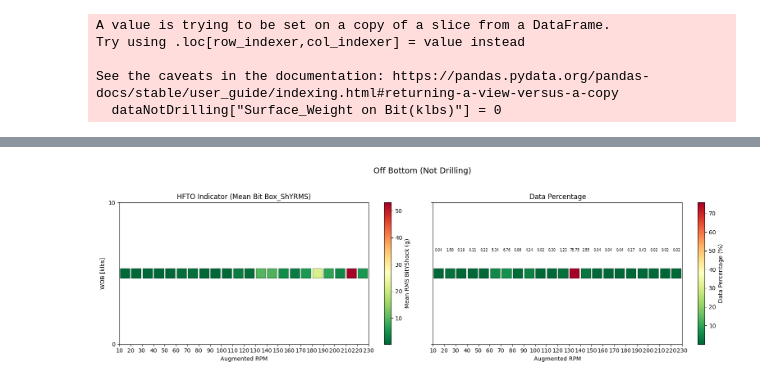
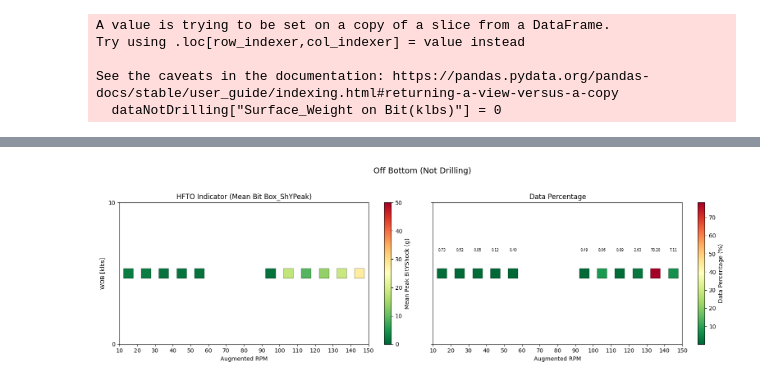
Before and after one commit to Is-Xu1/hfto_graphs, a Jupyter notebook: visualization_script-1.ipynb, the cells around one changed output, grey strips where cells are left out. Saved outputs shown, nothing was run; the diff lists cells and outputs as text; code cells hidden in the pictures.

```diff
--- a/visualization_script-1.ipynb
+++ b/visualization_script-1.ipynb
@@ -4,10 +4,10 @@ import numpy as np
 import seaborn as sns
 import matplotlib.pyplot as plt
 # %%
-data = pd.read_csv('UofU 712-VS08-011_BHA 9_Accel-RPM - output data.csv', skiprows=35)
-torsionalCol = "Lower Mandrel_ShYrms(g)"
-lateralCol = "Lower Mandrel_ShZrms(g)"
-axialCol = "Lower Mandrel_ShXrms(g)"
+data = pd.read_csv('UofU 650-05-376 BHA 18 - output data.csv', skiprows=35)
+torsionalCol = "Bit Box_ShYpeak(g)"
+lateralCol = "Bit Box_ShZpeak(g)"
+axialCol = "Bit Box_ShXpeak(g)"
 # %%
 missing_values = data.isnull().sum()
 print("Missing values per column:\n", missing_values[missing_values > 0])
@@ -285,14 +286,14 @@ def plot_state(df, state_name):
         edgecolor="k", linewidth=0.3
     )
 
-    axes[0].set_title("HFTO Indicator (Mean Bit Box_ShYRMS)")
+    axes[0].set_title("HFTO Indicator (Mean Bit Box_ShYPeak)")
     axes[1].set_title("Data Percentage")
 
     axes[0].set_xlabel("Augmented RPM")
     axes[0].set_ylabel("WOB [klbs]")
     axes[1].set_xlabel("Augmented RPM")
 
-    plt.colorbar(sc1, ax=axes[0], label="Mean RMS BitYShock (g)")
+    plt.colorbar(sc1, ax=axes[0], label="Mean Peak BitYShock (g)")
     plt.colorbar(sc2, ax=axes[1], label="Data Percentage (%)")
 
     # ---- LOCK TICKS TO BIN EDGES ----
@@ -441,14 +442,14 @@ def plot_state(df, state_name):
         edgecolor="k", linewidth=0.3
     )
 
-    axes[0].set_title("HFTO Indicator (Mean Bit Box_ShZRMS)")
+    axes[0].set_title("HFTO Indicator (Mean Bit Box_ShZPeak)")
     axes[1].set_title("Data Percentage")
 
     axes[0].set_xlabel("Augmented RPM")
     axes[0].set_ylabel("WOB [klbs]")
     axes[1].set_xlabel("Augmented RPM")
 
-    plt.colorbar(sc1, ax=axes[0], label="Mean RMS BitZShock (g)")
+    plt.colorbar(sc1, ax=axes[0], label="Mean Peak BitZShock (g)")
     plt.colorbar(sc2, ax=axes[1], label="Data Percentage (%)")
 
     # ---- LOCK TICKS TO BIN EDGES ----
@@ -594,14 +598,14 @@ def plot_state(df, state_name):
         edgecolor="k", linewidth=0.3
     )
 
-    axes[0].set_title("HFTO Indicator (Mean Bit Box_ShXRMS)")
+    axes[0].set_title("HFTO Indicator (Mean Bit Box_ShXPeak)")
     axes[1].set_title("Data Percentage")
 
     axes[0].set_xlabel("Augmented RPM")
     axes[0].set_ylabel("WOB [klbs]")
     axes[1].set_xlabel("Augmented RPM")
 
-    plt.colorbar(sc1, ax=axes[0], label="Mean RMS BitXShock (g)")
+    plt.colorbar(sc1, ax=axes[0], label="Mean Peak BitXShock (g)")
     plt.colorbar(sc2, ax=axes[1], label="Data Percentage (%)")
 
     # ---- LOCK TICKS TO BIN EDGES ----
@@ -694,8 +701,8 @@ for df in states.values():
                 all_hfto_vals.append(vals.mean())
                 all_pct_vals.append((len(vals) / n_total) * 100)
 
-hfto_vmin = np.nanmin(all_hfto_vals) if len(all_hfto_vals) else np.nan
-hfto_vmax = np.nanmax(all_hfto_vals) if len(all_hfto_vals) else np.nan
+hfto_vmin = 0
+hfto_vmax = 50
 
 pct_vmin = 0
 pct_vmax = max(all_pct_vals) if len(all_pct_vals) else np.nan
@@ -740,43 +747,43 @@ def plot_state(df, state_name):
         edgecolor="k", linewidth=0.3
     )
 
-    axes[0].set_title("HFTO Indicator (Mean Bit Box_ShYRMS)")
+    axes[0].set_title("HFTO Indicator (Mean Bit Box_ShYPeak)")
     axes[1].set_title("Data Percentage")
 
     axes[0].set_xlabel("Augmented RPM")
     axes[0].set_ylabel("WOB [klbs]")
     axes[1].set_xlabel("Augmented RPM")
 
-    plt.colorbar(sc1, ax=axes[0], label="Mean RMS BitYShock (g)")
+    plt.colorbar(sc1, ax=axes[0], label="Mean Peak BitYShock (g)")
     plt.colorbar(sc2, ax=axes[1], label="Data Percentage (%)")
 
     # ---- LOCK TICKS TO BIN EDGES ----
     for ax in axes:
         ax.set_xlim(rpm_edges[0], rpm_edges[-1])
         ax.set_ylim(wob_edges[0], wob_edges[-1])
         ax.set_xticks(rpm_edges)
         ax.set_yticks(wob_edges)
 
     # Percentage labels
     for x, y, val in zip(RPM.flatten(), WOB.flatten(), pct.flatten()):
         if np.isfinite(val):
             axes[1].text(
                 x,
                 y + 0.15 * nwob,
                 f"{val:.2f}",
                 ha="center",
                 va="bottom",
                 fontsize=6
             )
 
     plt.tight_layout(rect=[0, 0, 1, 0.95])
     plt.show()
 
 
 # -----------------------------
 # Run for each operating state
 # -----------------------------
 for name, df in states.items():
     plot_state(df, name)
 # %% [output]
-[figure, old version]
+[figure, new version]
```
Also changed, not shown: parts of 9 cells of this notebook, 4 other files.
